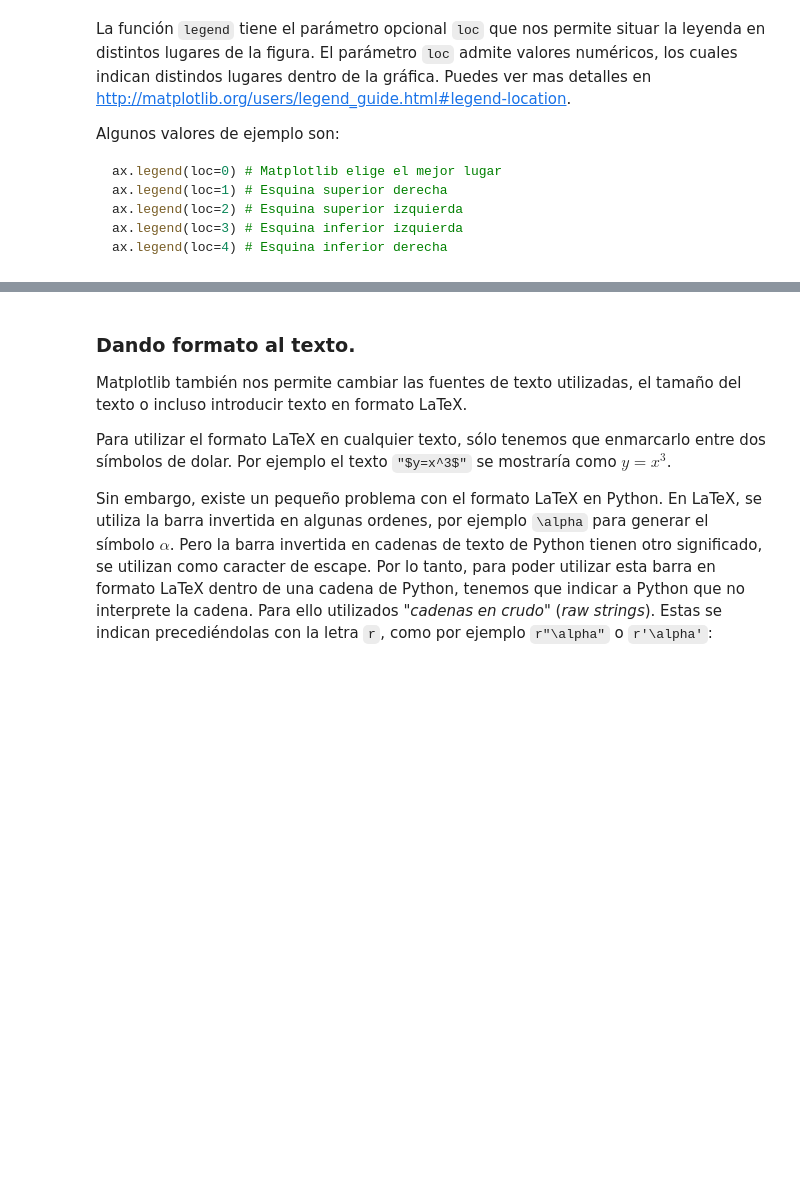
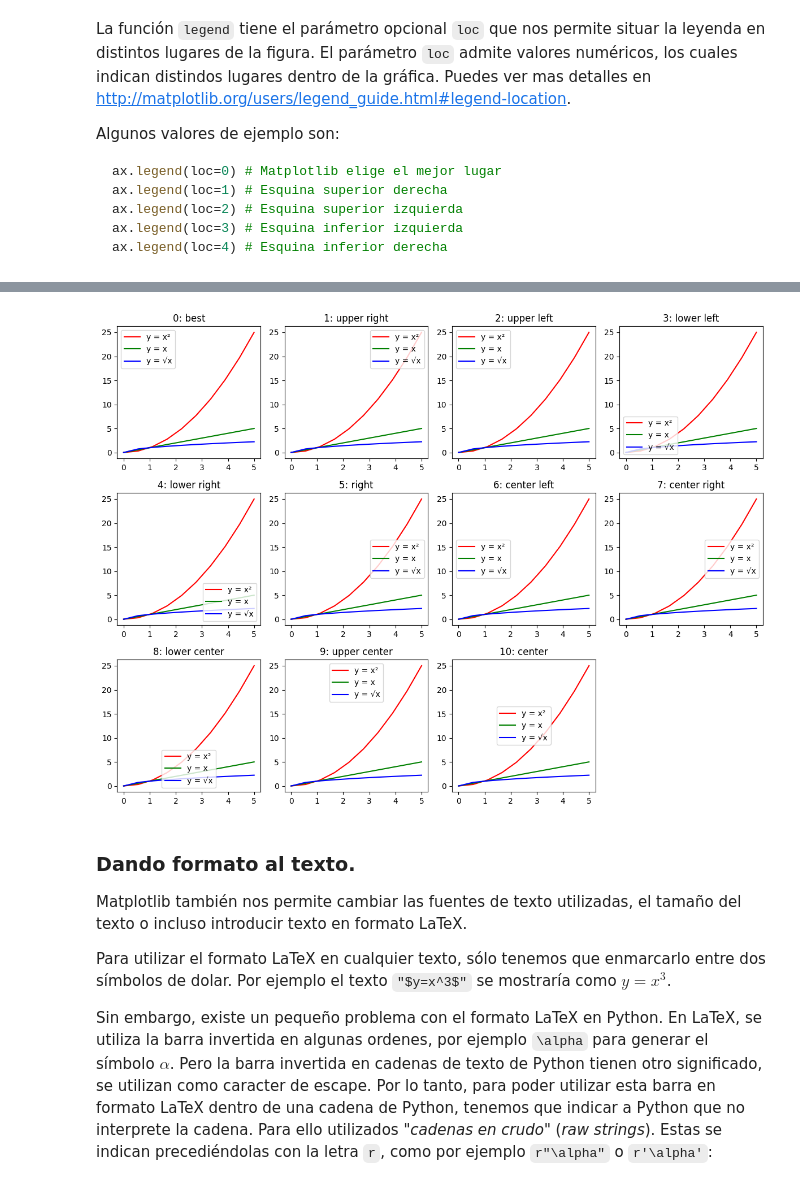
Before and after one commit to AdrianBR003/Practias-Tecnologias-Emergentes, a Jupyter notebook: Practica3/Práctica3-MatPlotLib/Práctica3-matplotlib.ipynb, the cells around one changed output, grey strips where cells are left out. Cells and saved outputs as stored; diff of their text form; code cells hidden in the pictures; blank space fills up the shorter version.

```diff
--- a/Practica3/Práctica3-MatPlotLib/Práctica3-matplotlib.ipynb
+++ b/Practica3/Práctica3-MatPlotLib/Práctica3-matplotlib.ipynb
@@ -216,3 +262,24 @@ ax.legend(loc=4) # Esquina inferior derecha
+# %%
+# Solución Ejercicio 4
+# Inserta en esta celda, a continuación, el código Python pedido
+fig, axes = plt.subplots(3, 4, figsize=(12, 9))
+axes = axes.flatten()
+
+nombres_loc = ['0: best', '1: upper right', '2: upper left', '3: lower left',
+               '4: lower right', '5: right', '6: center left', '7: center right',
+               '8: lower center', '9: upper center', '10: center']
+
+for i, ax in enumerate(axes[:11]):
+    ax.plot(x, y, 'r', label='y = x²')
+    ax.plot(x, x, 'g', label='y = x')
+    ax.plot(x, np.sqrt(x), 'b', label='y = √x')
+    ax.legend(loc=i)
+    ax.set_title(nombres_loc[i])
+
+axes[11].axis('off')  # Ocultar el último subplot vacío
+fig.tight_layout()
+# %% [output]
+[figure, added]
 # %% [markdown]
 ### Dando formato al texto.
 
```
Also changed, not shown: parts of 13 cells of this notebook, 1 other file.
